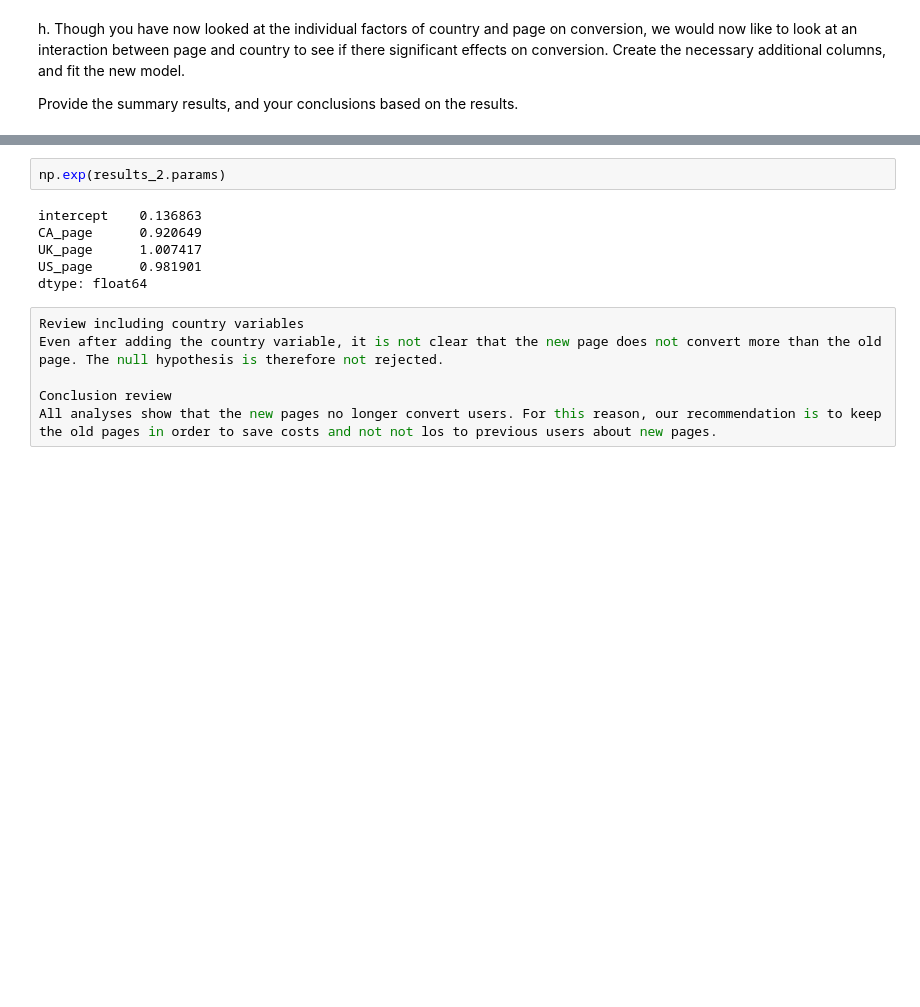
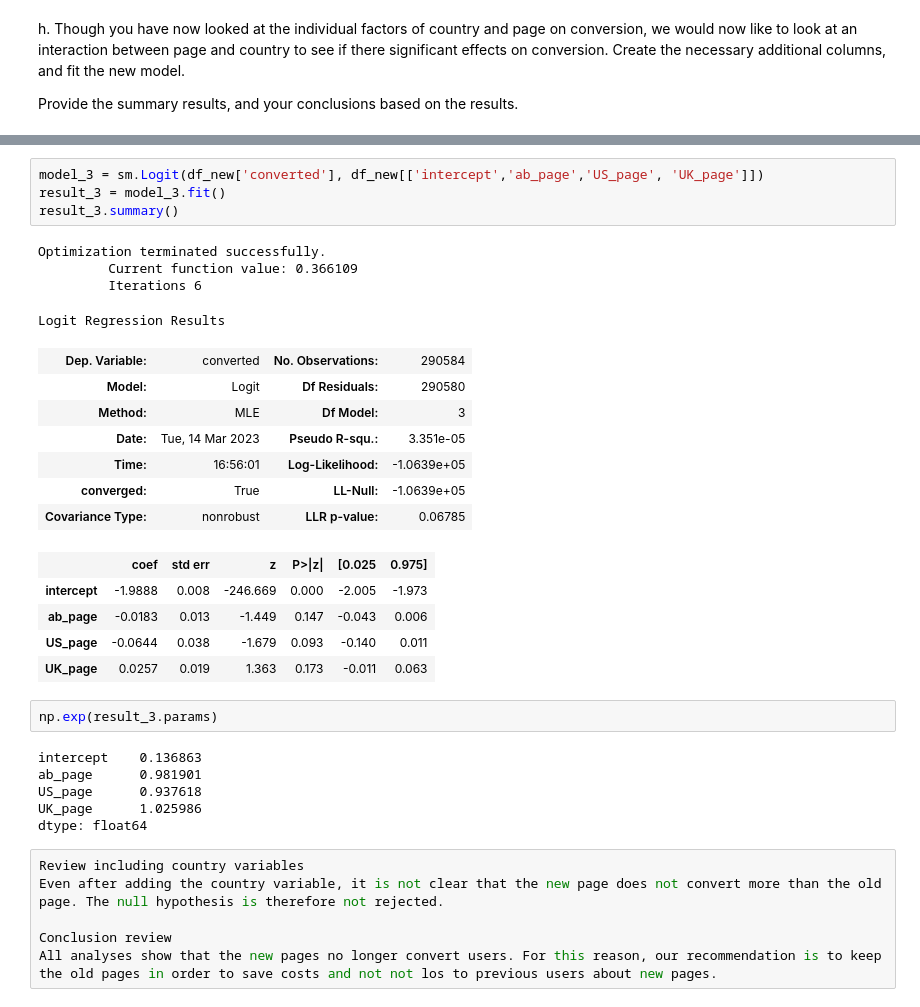
Before and after one commit to Cornelia-Kirstein/AB_Test, a Jupyter notebook: Analyze_ab_test_results_notebook.ipynb, the cells around one changed output, grey strips where cells are left out. Cells and saved outputs as stored; diff of their text form; blank space fills up the shorter version.

```diff
--- a/Analyze_ab_test_results_notebook.ipynb
+++ b/Analyze_ab_test_results_notebook.ipynb
@@ -469,10 +481,31 @@ Logit Regression Results
+# %%
+model_3 = sm.Logit(df_new['converted'], df_new[['intercept','ab_page','US_page', 'UK_page']])
+result_3 = model_3.fit()
+result_3.summary()
+# %% [output]
+Optimization terminated successfully.
+         Current function value: 0.366109
+         Iterations 6
+Logit Regression Results
+| Dep. Variable: | converted | No. Observations: | 290584 |
+| Model: | Logit | Df Residuals: | 290580 |
+| Method: | MLE | Df Model: | 3 |
+| Date: | Tue, 14 Mar 2023 | Pseudo R-squ.: | 3.351e-05 |
+| Time: | 16:56:01 | Log-Likelihood: | -1.0639e+05 |
+| converged: | True | LL-Null: | -1.0639e+05 |
+| Covariance Type: | nonrobust | LLR p-value: | 0.06785 |
+|  | coef | std err | z | P>|z| | [0.025 | 0.975] |
+| intercept | -1.9888 | 0.008 | -246.669 | 0.000 | -2.005 | -1.973 |
+| ab_page | -0.0183 | 0.013 | -1.449 | 0.147 | -0.043 | 0.006 |
+| US_page | -0.0644 | 0.038 | -1.679 | 0.093 | -0.140 | 0.011 |
+| UK_page | 0.0257 | 0.019 | 1.363 | 0.173 | -0.011 | 0.063 |
 # %%
-np.exp(results_2.params)
+np.exp(result_3.params)
 # %% [output]
 intercept    0.136863
-CA_page      0.920649
-UK_page      1.007417
-US_page      0.981901
+ab_page      0.981901
+US_page      0.937618
+UK_page      1.025986
 dtype: float64
 # %%
 Review including country variables
```
Also changed, not shown: parts of 13 cells of this notebook, 2 other files.
